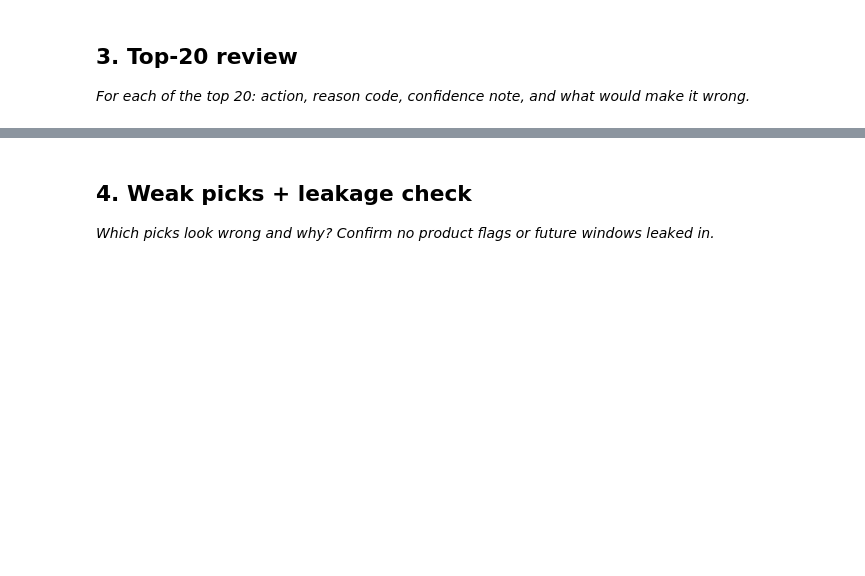
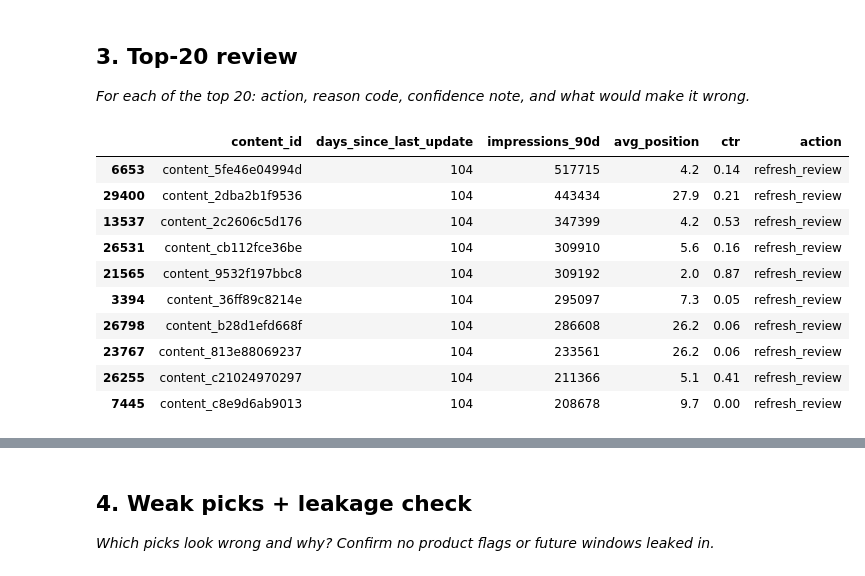
Before and after one commit to aleezafatima-21/Aleeza-flyrank-ml-internship, a Jupyter notebook: work/notebooks/w04_baseline_score.ipynb, the cells around one changed output, grey strips where cells are left out. Saved outputs shown, nothing was run; the diff lists cells and outputs as text; code cells hidden in the pictures; blank space fills up the shorter version.

```diff
--- a/work/notebooks/w04_baseline_score.ipynb
+++ b/work/notebooks/w04_baseline_score.ipynb
@@ -29,0 +129,17 @@ This skeleton is yours to fill. Work the sections **in order** — each one has
+# %%
+top10_review = ranked_queue.head(10)[
+    ["content_id", "days_since_last_update", "impressions_90d", "avg_position", "ctr", "action"]
+]
+top10_review
+# %% [output]
+|  | content_id | days_since_last_update | impressions_90d | avg_position | ctr | action |
+| 6653 | content_5fe46e04994d | 104 | 517715 | 4.2 | 0.14 | refresh_review |
+| 29400 | content_2dba2b1f9536 | 104 | 443434 | 27.9 | 0.21 | refresh_review |
+| 13537 | content_2c2606c5d176 | 104 | 347399 | 4.2 | 0.53 | refresh_review |
+| 26531 | content_cb112fce36be | 104 | 309910 | 5.6 | 0.16 | refresh_review |
+| 21565 | content_9532f197bbc8 | 104 | 309192 | 2.0 | 0.87 | refresh_review |
+| 3394 | content_36ff89c8214e | 104 | 295097 | 7.3 | 0.05 | refresh_review |
+| 26798 | content_b28d1efd668f | 104 | 286608 | 26.2 | 0.06 | refresh_review |
+| 23767 | content_813e88069237 | 104 | 233561 | 26.2 | 0.06 | refresh_review |
+| 26255 | content_c21024970297 | 104 | 211366 | 5.1 | 0.41 | refresh_review |
+| 7445 | content_c8e9d6ab9013 | 104 | 208678 | 9.7 | 0.00 | refresh_review |
```
Also changed, not shown: parts of 14 cells of this notebook.
